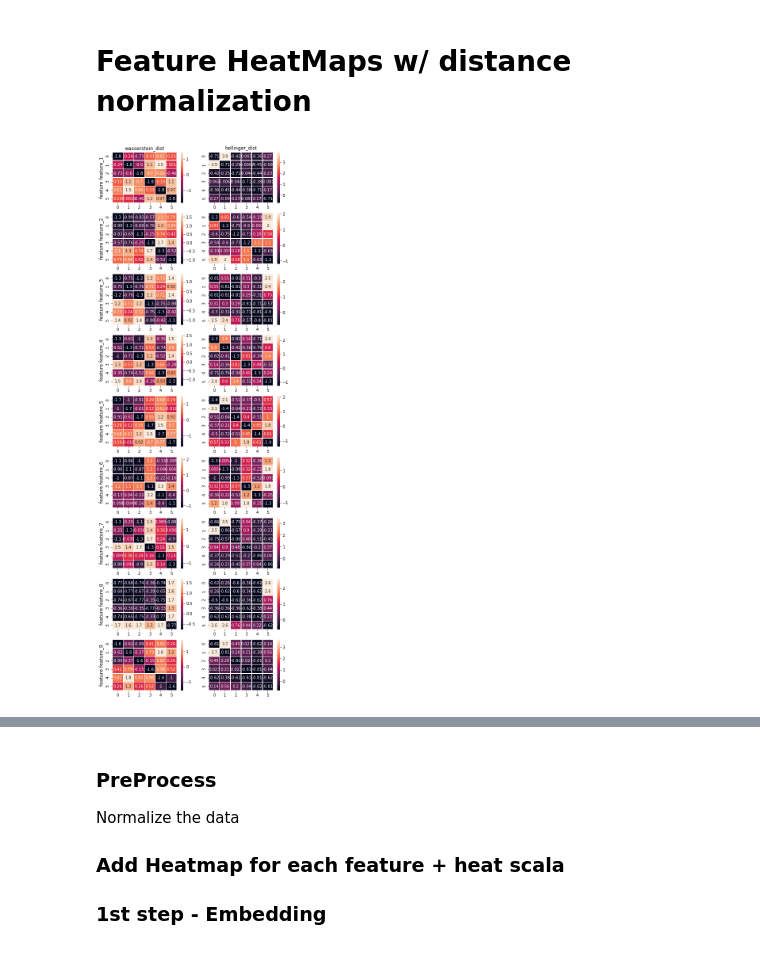
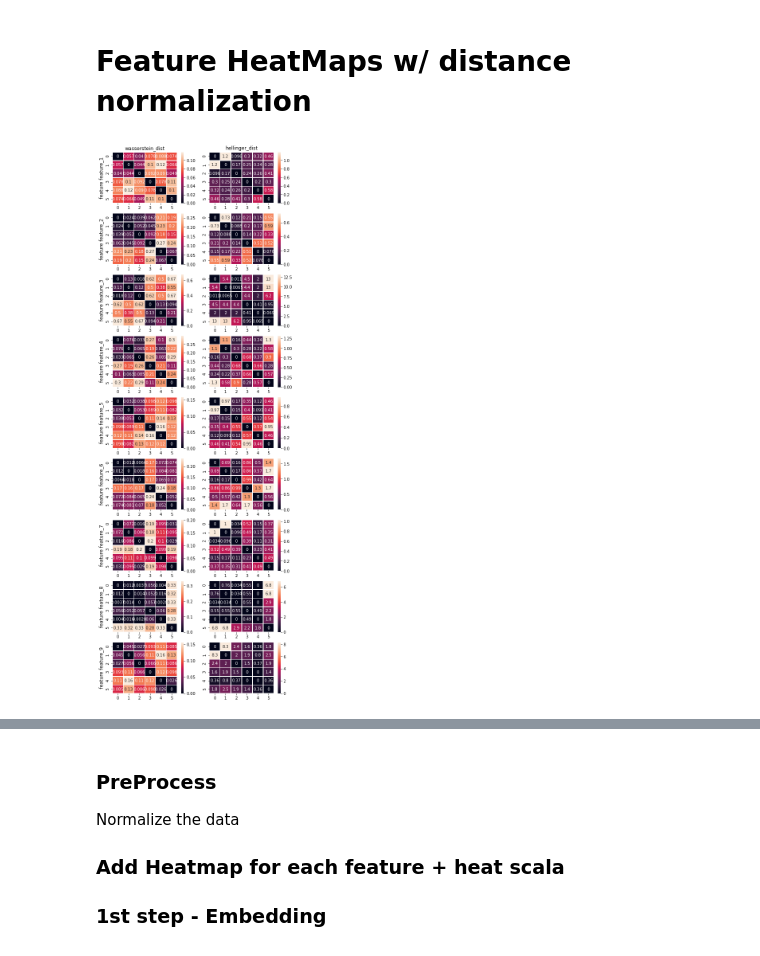
Before and after one commit to Omer-Hedvat/Thesis-TauTransformer, a Jupyter notebook: Omer's notebook.ipynb, the cells around one changed output, grey strips where cells are left out. Cells and saved outputs as stored; diff of their text form; code cells hidden in the pictures.

```diff
--- a/Omer's notebook.ipynb
+++ b/Omer's notebook.ipynb
@@ -74,11 +84,20 @@ def bhattacharyya_distance(p, q):
+# %%
+def bhattacharyya_distance(p, q):
+    mean_p, mean_q = p.mean(), q.mean()
+    std_p = p.std() if p.std() != 0 else 0.00000000001
+    std_q = q.std() if q.std() != 0 else 0.00000000001
+
+    var_p, var_q = std_p**2, std_q**2
+    b = (1/8) * ((mean_p - mean_q)**2) * (2/(var_p + var_q)) + 0.5 * np.log((var_p + var_q)/(2 * (std_p * std_q)))
+    return b
 # %%
 def wasserstein_dist(df, feature, label1, label2):
     dist= wasserstein_distance(df.loc[df['label']==label1, feature], df.loc[df['label']==label2, feature])
     return dist
 
 def bhattacharyya_dist(df, feature, label1, label2):
-    dist= bhattacharyya(df.loc[df['label']==label1, feature], df.loc[df['label']==label2, feature])
-#     dist= bhattacharyya_distance(df.loc[df['label']==label1, feature], df.loc[df['label']==label2, feature])
+#     dist = bhattacharyya(df.loc[df['label']==label1, feature], df.loc[df['label']==label2, feature])
+    dist= bhattacharyya_distance(df.loc[df['label']==label1, feature], df.loc[df['label']==label2, feature])
     return dist
 
 def jensen_shannon_dist(df, feature, label1, label2):
@@ -87,6 +106,10 @@ def jensen_shannon_dist(df, feature, label1, label2):
 
 def hellinger_dist(df, feature, label1, label2):
     dist= hellinger(df.loc[df['label']==label1, feature], df.loc[df['label']==label2, feature])
+    return dist
+
+def jm_dist(df, feature, label1, label2):
+    dist= JM_distance(df.loc[df['label']==label1, feature], df.loc[df['label']==label2, feature])
     return dist
 
 def flatten(t):
@@ -149,4 +155,0 @@ wasser_df_dists.head(10)
-# %%
-fig, ax = plt.subplots()
-fig.set_size_inches(18.5, 10.5)
-im = ax.imshow(wasser_df_dists)
@@ -171,4 +155,0 @@ helli_df_dists.head(10)
-# %%
-fig, ax = plt.subplots()
-fig.set_size_inches(18.5, 10.5)
-im = ax.imshow(helli_df_dists)
@@ -223,8 +194,8 @@ export_heatmaps(df_glass, features, 'wasserstein_dist', 'jensen_shannon_dist', F
 # Feature HeatMaps w/ distance normalization
 # %%
 features = df_glass.columns.tolist()[:-1]
-
-export_heatmaps(df_glass, features, 'wasserstein_dist', 'hellinger_dist', True)
+df_norm = min_max_scaler(df_glass, features)
+export_heatmaps(df_norm, features, 'wasserstein_dist', 'hellinger_dist', False)
 # %% [output]
-[figure, old version]
+[figure, new version]
 # %%
```
Also changed, not shown: parts of 14 cells of this notebook, 4 other files.
